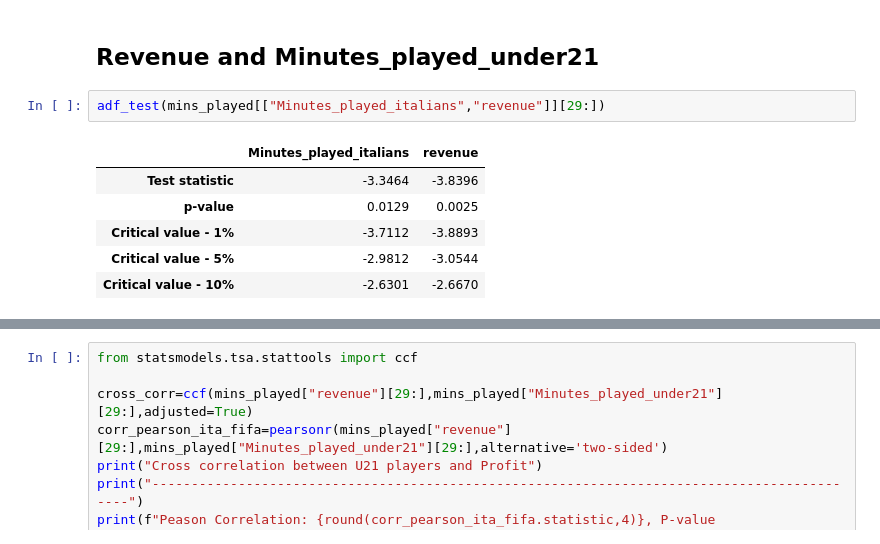
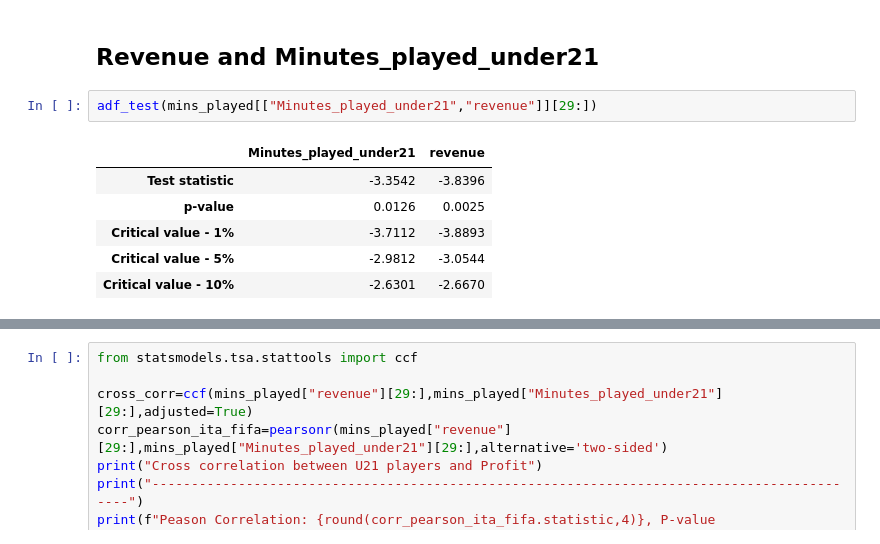
Before and after one commit to frapic98/Minutes-played-by-under-21-players-in-Serie-a, a Jupyter notebook: granger_casuality_ccn.ipynb, the cells around one changed output, grey strips where cells are left out. Saved outputs shown, nothing was run; the diff lists cells and outputs as text.

```diff
--- a/granger_casuality_ccn.ipynb
+++ b/granger_casuality_ccn.ipynb
@@ -171,11 +198,11 @@ Grenger Causality Test Results for: Points_naz_u21 and Minutes played by Italian
 # %% [markdown]
 ## Revenue and Minutes_played_under21
 # %%
-adf_test(mins_played[["Minutes_played_italians","revenue"]][29:])
+adf_test(mins_played[["Minutes_played_under21","revenue"]][29:])
 # %% [output]
-|  | Minutes_played_italians | revenue |
-| Test statistic | -3.3464 | -3.8396 |
-| p-value | 0.0129 | 0.0025 |
+|  | Minutes_played_under21 | revenue |
+| Test statistic | -3.3542 | -3.8396 |
+| p-value | 0.0126 | 0.0025 |
 | Critical value - 1% | -3.7112 | -3.8893 |
 | Critical value - 5% | -2.9812 | -3.0544 |
 | Critical value - 10% | -2.6301 | -2.6670 |
```
Also changed, not shown: parts of 6 cells of this notebook, 1 other file.
